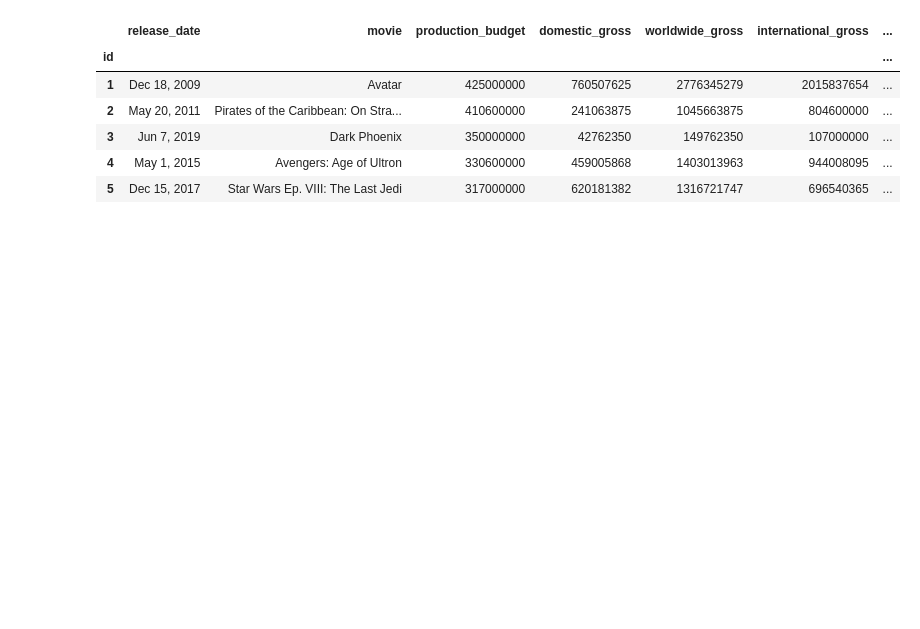
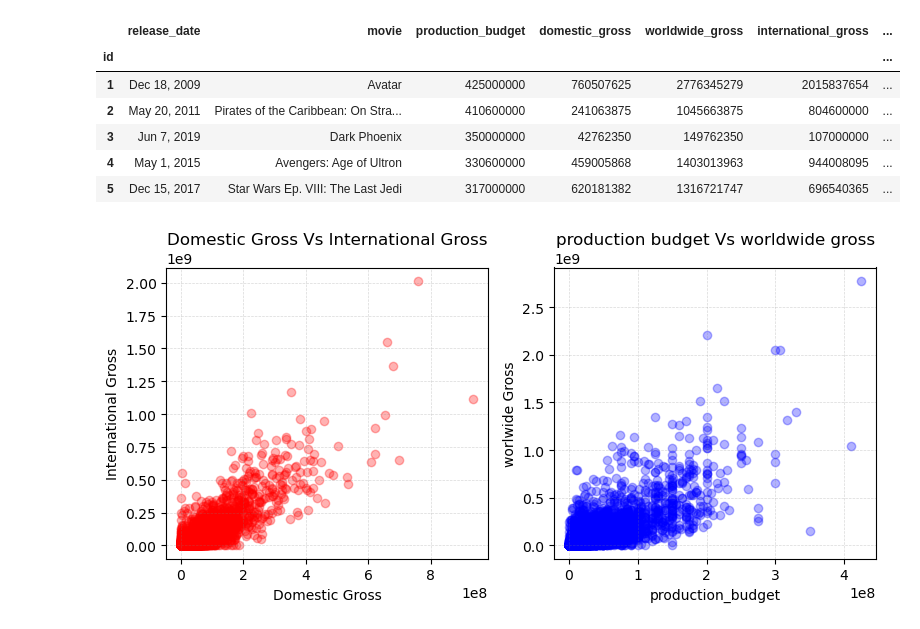
Before and after one commit to ed-gar-k/Phase-1-project, a Jupyter notebook: Phase-one.ipynb, the cells around one changed output. Cells and saved outputs as stored; diff of their text form; code cells hidden in the pictures; blank space fills up the shorter version.

```diff
--- a/Phase-one.ipynb
+++ b/Phase-one.ipynb
@@ -199,6 +246,29 @@ budget_df.head(5)
 | 3 | Jun 7, 2019 | Dark Phoenix | 350000000 | 42762350 | 149762350 | 107000000 | ... |
 | 4 | May 1, 2015 | Avengers: Age of Ultron | 330600000 | 459005868 | 1403013963 | 944008095 | ... |
 | 5 | Dec 15, 2017 | Star Wars Ep. VIII: The Last Jedi | 317000000 | 620181382 | 1316721747 | 696540365 | ... |
+# %%
+
+fig, ax = plt.subplots(figsize=(8, 4), ncols=2)
+
+# Scatter plot in the first subplot
+ax[0].scatter(x=budget_df["domestic_gross"], y=budget_df["international_gross"], alpha=0.3, color='red')
+ax[0].set_xlabel("Domestic Gross")
+ax[0].set_ylabel("International Gross")
+ax[0].set_title("Domestic Gross Vs International Gross")
+ax[0].grid(color='grey', linestyle='dashed', linewidth=0.5, alpha=0.3)
+
+# You can add another plot or modify the first one in the second subplot (ax[1]) if needed
+
+
+ax[1].scatter(x=budget_df["production_budget"], y=budget_df["worldwide_gross"], alpha=0.3, color='blue')
+ax[1].set_xlabel("production_budget")
+ax[1].set_ylabel("worlwide Gross")
+ax[1].set_title("production budget Vs worldwide gross")
+ax[1].grid(color='grey', linestyle='dashed', linewidth=0.5, alpha=0.3)
+plt.tight_layout()
+plt.show()
+# %% [output]
+[figure, added]
 # %%
 #calculating profit
 budget_df["profits"] = (budget_df['worldwide_gross'])-(budget_df['production_budget'])
```
Also changed, not shown: parts of 32 cells of this notebook.
